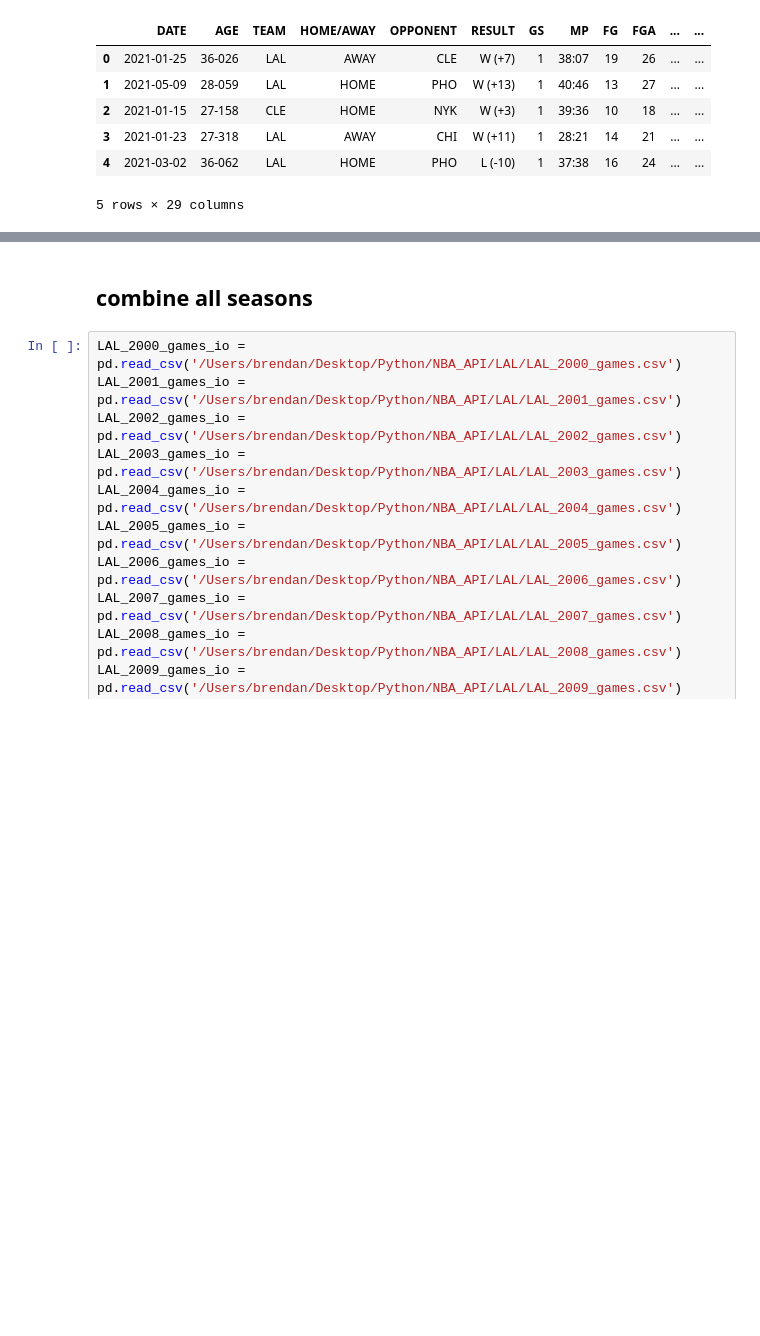
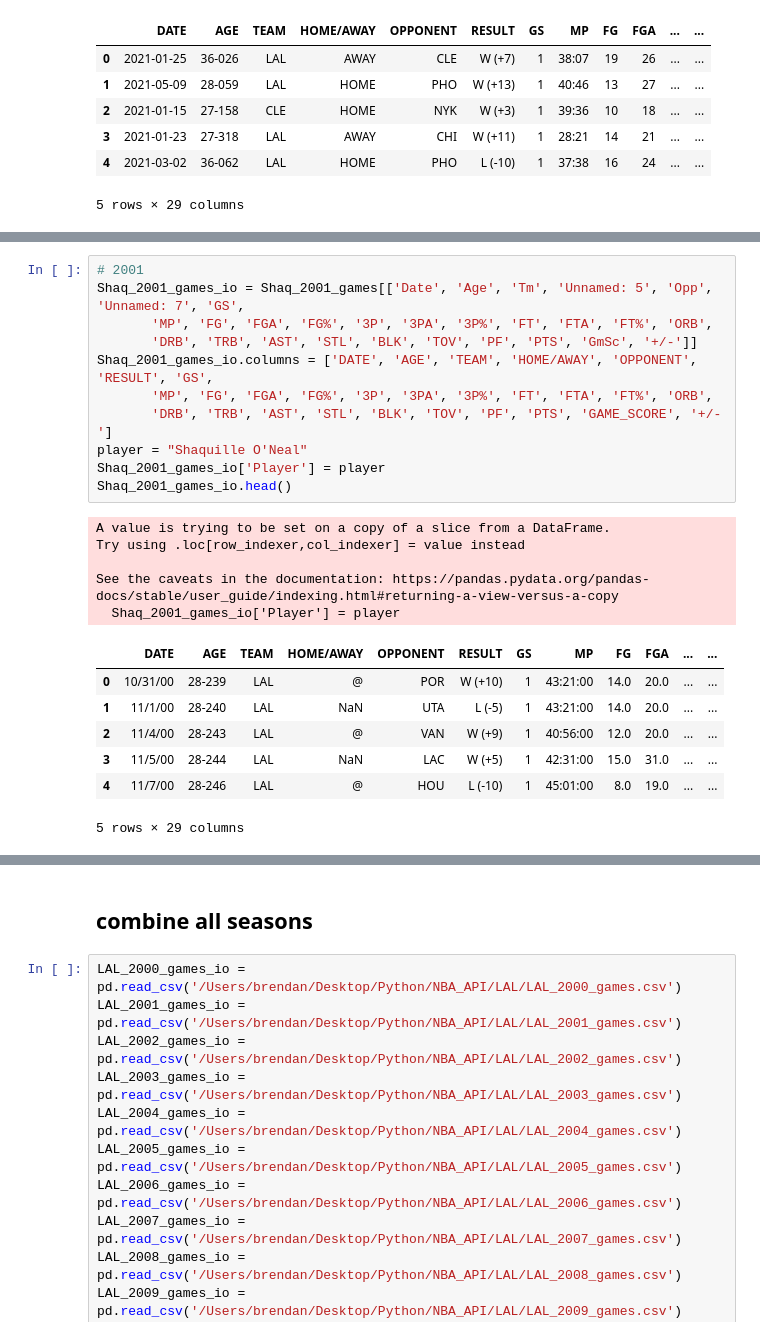
Before and after one commit to bme3412/Python, a Jupyter notebook: Projects/Basketball_reference/LAL_workbook.ipynb, the cells around one changed output, grey strips where cells are left out. Saved outputs shown, nothing was run; the diff lists cells and outputs as text; blank space fills up the shorter version.

```diff
--- a/Projects/Basketball_reference/LAL_workbook.ipynb
+++ b/Projects/Basketball_reference/LAL_workbook.ipynb
@@ -1110,0 +1150,24 @@ Results for Dennis Schroder:
+# %%
+# 2001
+Shaq_2001_games_io = Shaq_2001_games[['Date', 'Age', 'Tm', 'Unnamed: 5', 'Opp', 'Unnamed: 7', 'GS',
+       'MP', 'FG', 'FGA', 'FG%', '3P', '3PA', '3P%', 'FT', 'FTA', 'FT%', 'ORB',
+       'DRB', 'TRB', 'AST', 'STL', 'BLK', 'TOV', 'PF', 'PTS', 'GmSc', '+/-']]
+Shaq_2001_games_io.columns = ['DATE', 'AGE', 'TEAM', 'HOME/AWAY', 'OPPONENT', 'RESULT', 'GS',
+       'MP', 'FG', 'FGA', 'FG%', '3P', '3PA', '3P%', 'FT', 'FTA', 'FT%', 'ORB',
+       'DRB', 'TRB', 'AST', 'STL', 'BLK', 'TOV', 'PF', 'PTS', 'GAME_SCORE', '+/-']
+player = "Shaquille O'Neal"
+Shaq_2001_games_io['Player'] = player
+Shaq_2001_games_io.head()
+# %% [output]
+A value is trying to be set on a copy of a slice from a DataFrame.
+Try using .loc[row_indexer,col_indexer] = value instead
+
+See the caveats in the documentation: https://pandas.pydata.org/pandas-docs/stable/user_guide/indexing.html#returning-a-view-versus-a-copy
+  Shaq_2001_games_io['Player'] = player
+|  | DATE | AGE | TEAM | HOME/AWAY | OPPONENT | RESULT | GS | MP | FG | FGA | ... | ... |
+| 0 | 10/31/00 | 28-239 | LAL | @ | POR | W (+10) | 1 | 43:21:00 | 14.0 | 20.0 | ... | ... |
+| 1 | 11/1/00 | 28-240 | LAL | NaN | UTA | L (-5) | 1 | 43:21:00 | 14.0 | 20.0 | ... | ... |
+| 2 | 11/4/00 | 28-243 | LAL | @ | VAN | W (+9) | 1 | 40:56:00 | 12.0 | 20.0 | ... | ... |
+| 3 | 11/5/00 | 28-244 | LAL | NaN | LAC | W (+5) | 1 | 42:31:00 | 15.0 | 31.0 | ... | ... |
+| 4 | 11/7/00 | 28-246 | LAL | @ | HOU | L (-10) | 1 | 45:01:00 | 8.0 | 19.0 | ... | ... |
+5 rows × 29 columns
```
Also changed, not shown: parts of 11 cells of this notebook.
